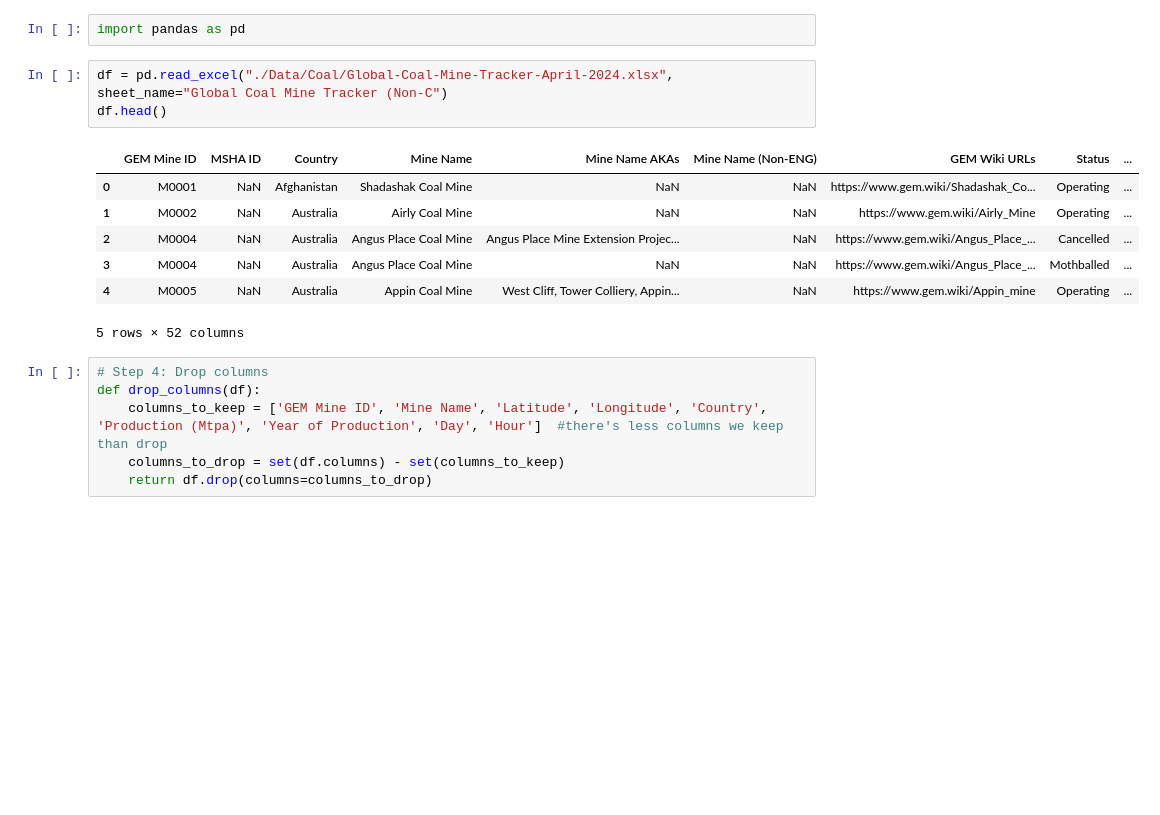
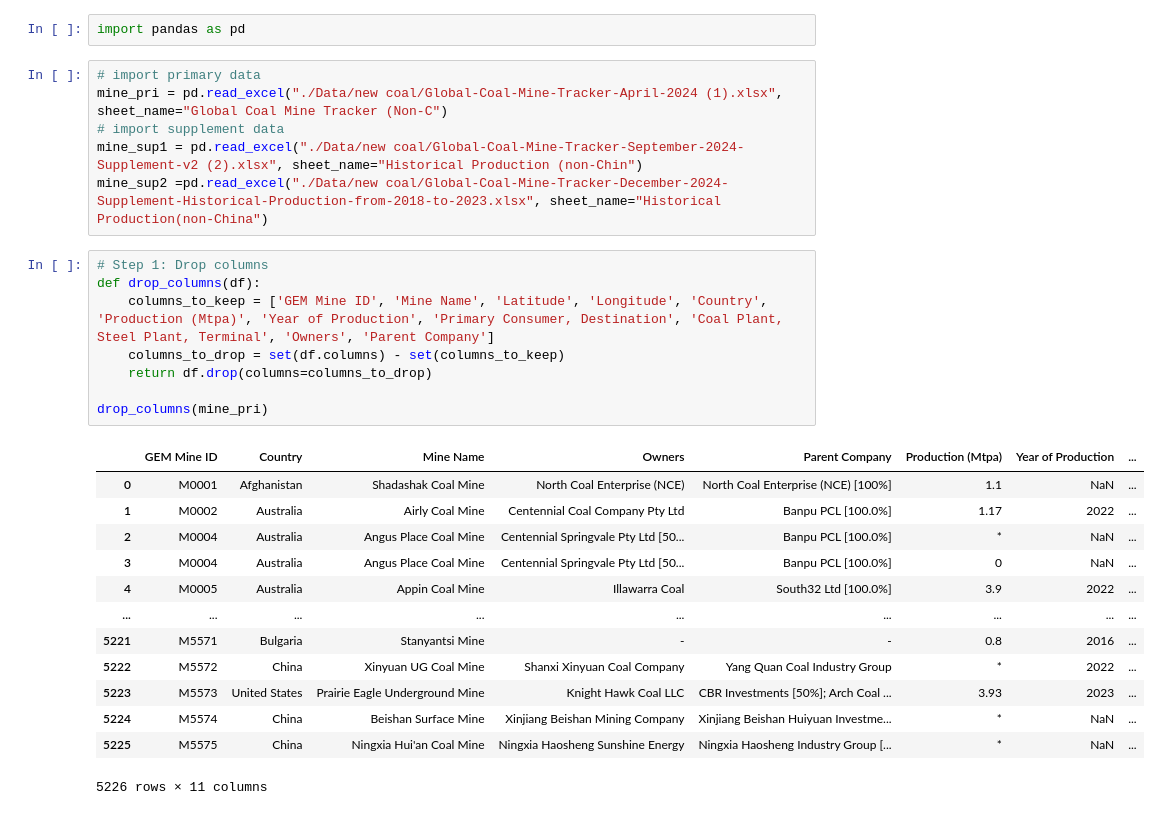
Before and after one commit to yingtian1/Thesis_2425, a Jupyter notebook: Preprocessing_mine.ipynb, the cells around one changed output. Saved outputs shown, nothing was run; the diff lists cells and outputs as text; blank space fills up the shorter version.

Commit message:
coal mine notebook

```diff
--- a/Preprocessing_mine.ipynb
+++ b/Preprocessing_mine.ipynb
@@ -1,19 +1,30 @@
 # %%
 import pandas as pd
 # %%
-df = pd.read_excel("./Data/Coal/Global-Coal-Mine-Tracker-April-2024.xlsx", sheet_name="Global Coal Mine Tracker (Non-C")
-df.head()
+# import primary data
+mine_pri = pd.read_excel("./Data/new coal/Global-Coal-Mine-Tracker-April-2024 (1).xlsx", sheet_name="Global Coal Mine Tracker (Non-C")
+# import supplement data
+mine_sup1 = pd.read_excel("./Data/new coal/Global-Coal-Mine-Tracker-September-2024-Supplement-v2 (2).xlsx", sheet_name="Historical Production (non-Chin")
+mine_sup2 =pd.read_excel("./Data/new coal/Global-Coal-Mine-Tracker-December-2024-Supplement-Historical-Production-from-2018-to-2023.xlsx", sheet_name="Historical Production(non-China")
-# %% [output]
-|  | GEM Mine ID | MSHA ID | Country | Mine Name | Mine Name AKAs | Mine Name (Non-ENG) | GEM Wiki URLs | Status | ... |
-| 0 | M0001 | NaN | Afghanistan | Shadashak Coal Mine | NaN | NaN | https://www.gem.wiki/Shadashak_Co... | Operating | ... |
-| 1 | M0002 | NaN | Australia | Airly Coal Mine | NaN | NaN | https://www.gem.wiki/Airly_Mine | Operating | ... |
-| 2 | M0004 | NaN | Australia | Angus Place Coal Mine | Angus Place Mine Extension Projec... | NaN | https://www.gem.wiki/Angus_Place_... | Cancelled | ... |
-| 3 | M0004 | NaN | Australia | Angus Place Coal Mine | NaN | NaN | https://www.gem.wiki/Angus_Place_... | Mothballed | ... |
-| 4 | M0005 | NaN | Australia | Appin Coal Mine | West Cliff, Tower Colliery, Appin... | NaN | https://www.gem.wiki/Appin_mine | Operating | ... |
-5 rows × 52 columns
 # %%
-# Step 4: Drop columns
+# Step 1: Drop columns
 def drop_columns(df):
-    columns_to_keep = ['GEM Mine ID', 'Mine Name', 'Latitude', 'Longitude', 'Country', 'Production (Mtpa)', 'Year of Production', 'Day', 'Hour']  #there's less columns we keep than drop
+    columns_to_keep = ['GEM Mine ID', 'Mine Name', 'Latitude', 'Longitude', 'Country', 'Production (Mtpa)', 'Year of Production', 'Primary Consumer, Destination', 'Coal Plant, Steel Plant, Terminal', 'Owners', 'Parent Company']
     columns_to_drop = set(df.columns) - set(columns_to_keep)
     return df.drop(columns=columns_to_drop)
+
+drop_columns(mine_pri)
+# %% [output]
+|  | GEM Mine ID | Country | Mine Name | Owners | Parent Company | Production (Mtpa) | Year of Production | ... |
+| 0 | M0001 | Afghanistan | Shadashak Coal Mine | North Coal Enterprise (NCE) | North Coal Enterprise (NCE) [100%] | 1.1 | NaN | ... |
+| 1 | M0002 | Australia | Airly Coal Mine | Centennial Coal Company Pty Ltd | Banpu PCL [100.0%] | 1.17 | 2022 | ... |
+| 2 | M0004 | Australia | Angus Place Coal Mine | Centennial Springvale Pty Ltd [50... | Banpu PCL [100.0%] | * | NaN | ... |
+| 3 | M0004 | Australia | Angus Place Coal Mine | Centennial Springvale Pty Ltd [50... | Banpu PCL [100.0%] | 0 | NaN | ... |
+| 4 | M0005 | Australia | Appin Coal Mine | Illawarra Coal | South32 Ltd [100.0%] | 3.9 | 2022 | ... |
+| ... | ... | ... | ... | ... | ... | ... | ... | ... |
+| 5221 | M5571 | Bulgaria | Stanyantsi Mine | - | - | 0.8 | 2016 | ... |
+| 5222 | M5572 | China | Xinyuan UG Coal Mine | Shanxi Xinyuan Coal Company | Yang Quan Coal Industry Group | * | 2022 | ... |
+| 5223 | M5573 | United States | Prairie Eagle Underground Mine | Knight Hawk Coal LLC | CBR Investments [50%]; Arch Coal ... | 3.93 | 2023 | ... |
+| 5224 | M5574 | China | Beishan Surface Mine | Xinjiang Beishan Mining Company | Xinjiang Beishan Huiyuan Investme... | * | NaN | ... |
+| 5225 | M5575 | China | Ningxia Hui'an Coal Mine | Ningxia Haosheng Sunshine Energy | Ningxia Haosheng Industry Group [... | * | NaN | ... |
+5226 rows × 11 columns
```
Also changed, not shown: parts of 10 cells of this notebook, 5 other files.
